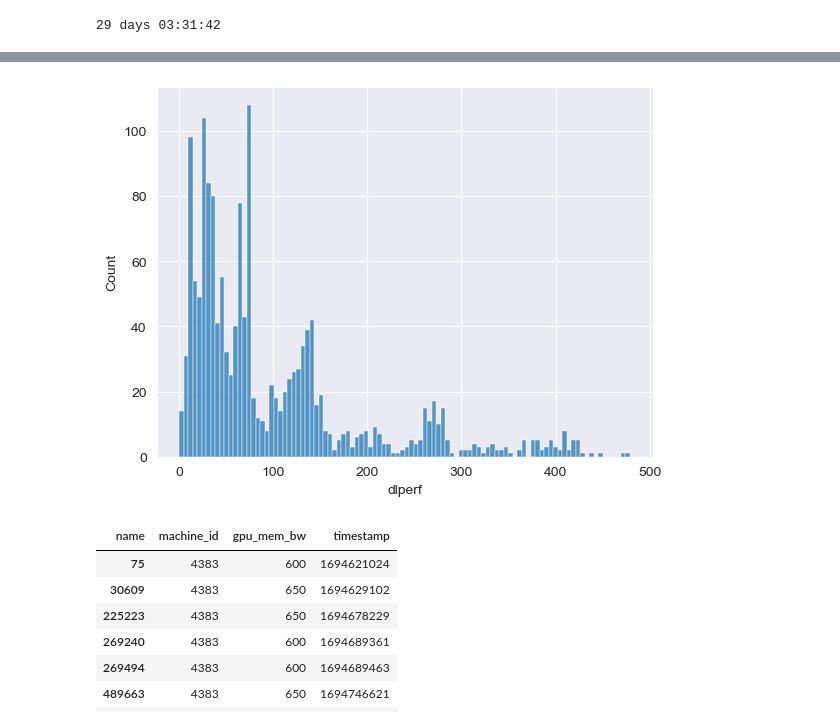
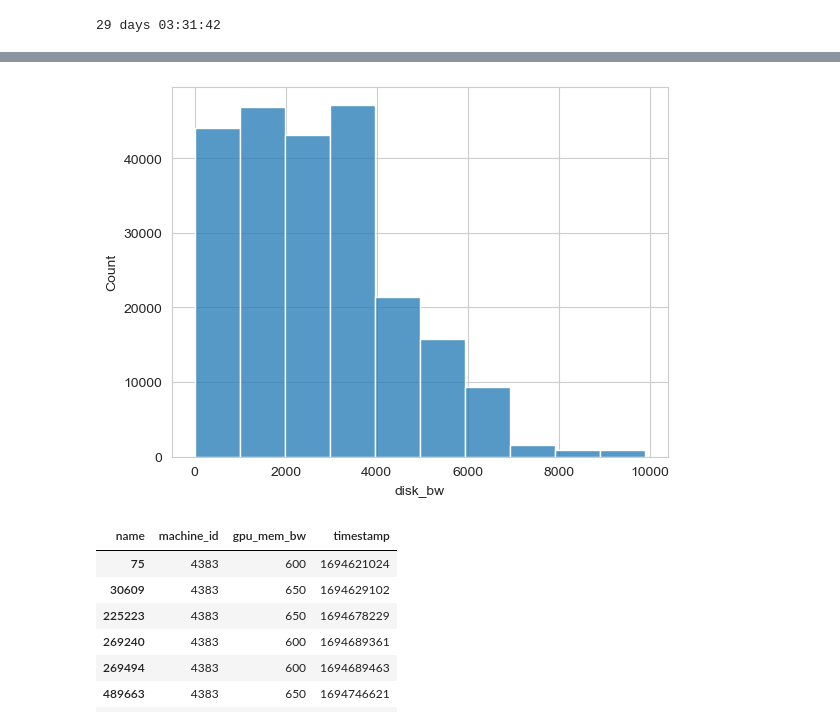
Before and after one commit to alkorolyov/vast-stats, a Jupyter notebook: notebooks/10 - tests.ipynb, the cells around one changed output, grey strips where cells are left out. Cells and saved outputs as stored; diff of their text form; code cells hidden in the pictures.

```diff
--- a/notebooks/10 - tests.ipynb
+++ b/notebooks/10 - tests.ipynb
@@ -135,12 +135,12 @@ Size per year:  5733 mb
 # %%
 conn = sqlite3.connect(db_path)
-df_snp = table_to_df('dlperf_snp', conn)
+df_snp = table_to_df('disk_bw_ts', conn)
 conn.close()
 # %%
-sns.histplot(df_snp.query('dlperf < 1000').dlperf, bins=100);
-# sns.histplot(df_snp.disk_bw, bins=100);
+sns.histplot(df_snp.query('disk_bw < 10000').disk_bw, bins=10);
+# sns.histplot(df_snp.disk_bw, bins=10);
 # %% [output]
-[figure, old version]
+[figure, new version]
 # %%
 from src.utils import reduce_mem_usage
 
```
Also changed, not shown: parts of 10 cells of this notebook, 6 other files.
